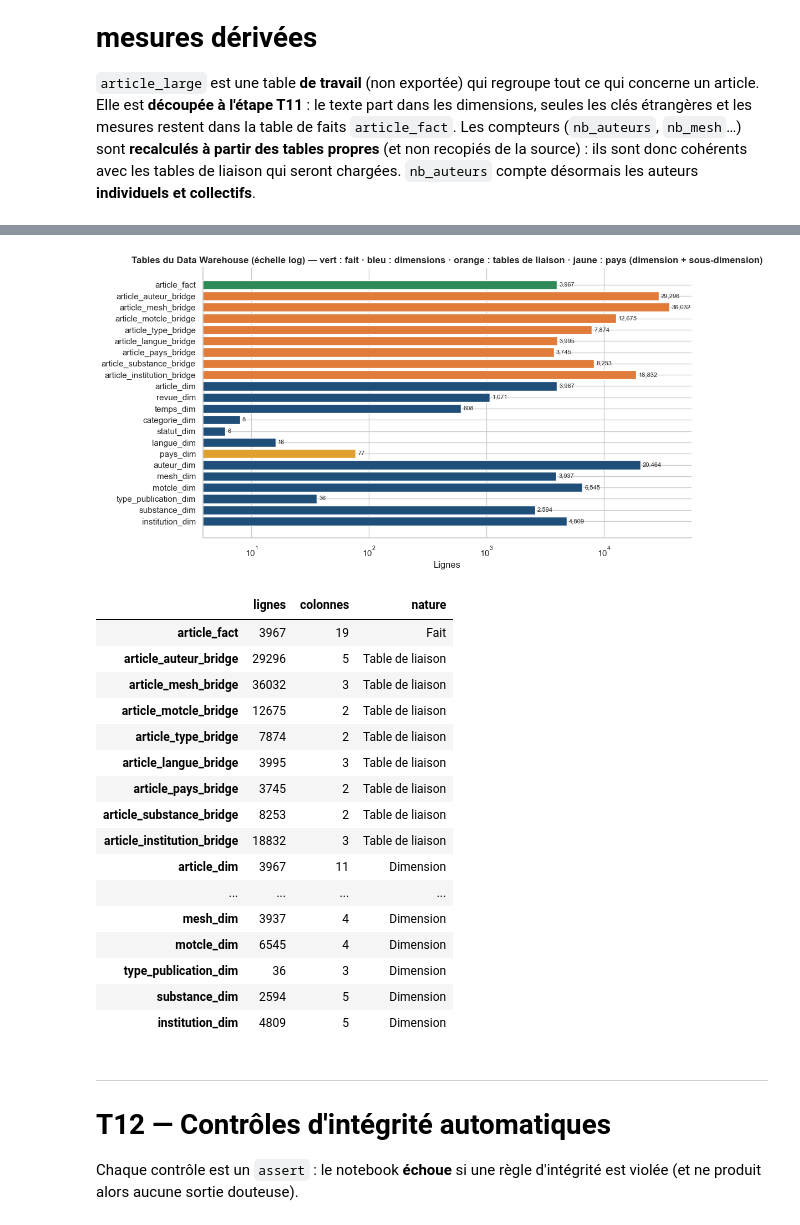
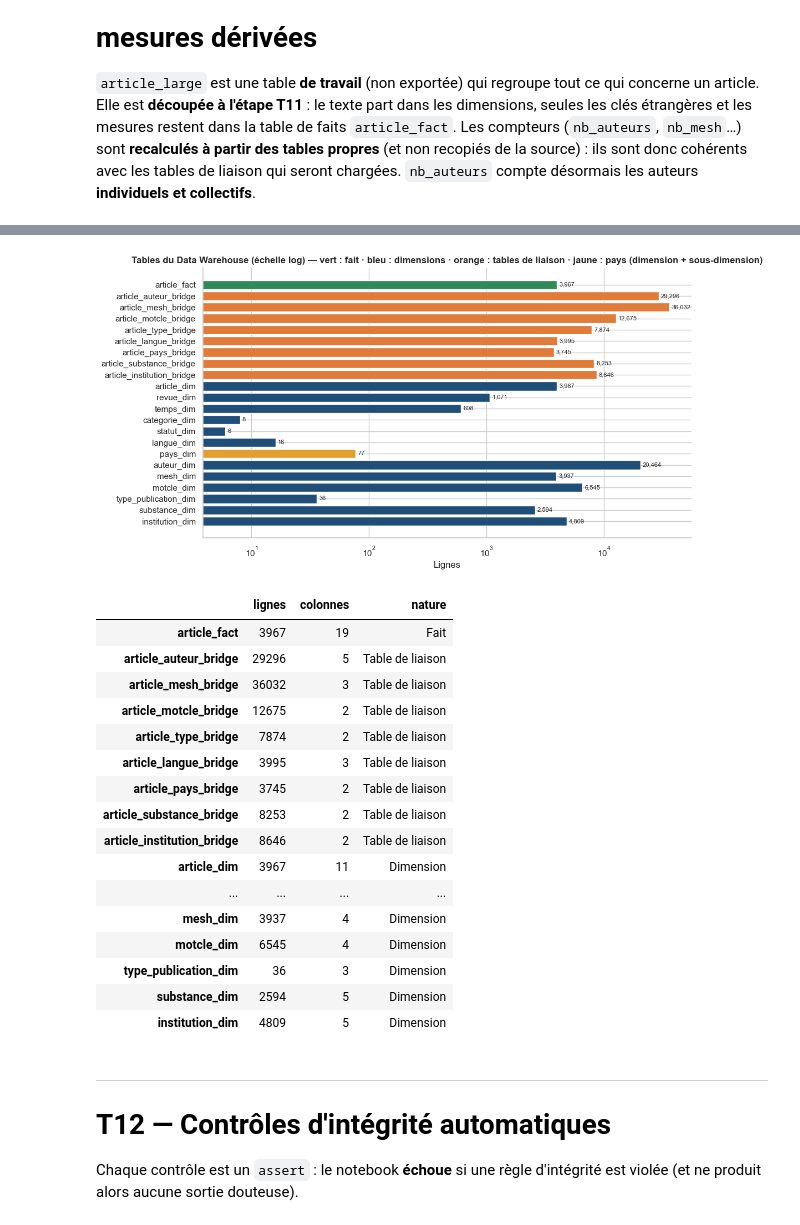
Before and after one commit to kchaou-mariem/pubmed_BI, a Jupyter notebook: 02_transformation_pubmed.ipynb, the cells around one changed output, grey strips where cells are left out. Drawn from its saved outputs; the diff is of its cells as text; code cells hidden in the pictures.

```diff
--- a/02_transformation_pubmed.ipynb
+++ b/02_transformation_pubmed.ipynb
@@ -673,37 +673,37 @@ article_fact = pd.DataFrame({
     "langue_key": AL.langue_principale.map(M(langue_dim, "code_langue", "langue_key")).fillna(0), "pays_premier_auteur_key": AL.pays_premier_auteur.map(M(pays_dim, "pays", "pays_key")).fillna(0),
     "nb_publications": 1, "nb_auteurs": AL.nb_auteurs, "nb_collectifs": AL.nb_collectifs, "nb_mesh": AL.nb_mesh, "nb_mesh_majeurs": AL.nb_mesh_majeurs,
     "nb_mots_cles": AL.nb_mots_cles, "nb_pays": AL.nb_pays, "nb_substances": AL.nb_substances, "nb_institutions": AL.nb_institutions, "mots_titre": AL.mots_titre, "mots_resume": AL.mots_resume}).astype("int64").sort_values("article_key").reset_index(drop=True)
 
 # ── faits d'association (relations N-N) : clés étrangères seulement ──
 def fait_assoc(df, bk, dim, dim_bk, dim_key, fk, extra=(), tri=None):
     o = pd.DataFrame({"article_key": df.pmid.map(M(article_dim, "pmid", "article_key")).values, fk: df[bk].map(M(dim, dim_bk, dim_key)).values})
     for c_ in extra: o[c_] = df[c_].astype(int).values
     assert o.notna().all().all(), f"clé orpheline dans {fk}"
     return o.astype("int64").sort_values(tri or ["article_key", fk]).reset_index(drop=True)
 article_auteur_bridge = fait_assoc(au, "cle", auteur_dim, "cle_auteur", "auteur_key", "auteur_key", ("rang", "est_premier", "est_dernier"), ["article_key", "rang"])
 article_mesh_bridge = fait_assoc(ms, "ui", mesh_dim, "ui_mesh", "mesh_key", "mesh_key", ("majeur",))
 article_motcle_bridge = fait_assoc(kw, "cle", motcle_dim, "cle_motcle", "motcle_key", "motcle_key")
 article_type_bridge = fait_assoc(tp, "ui", type_dim, "ui_type", "type_key", "type_key")
 article_langue_bridge = fait_assoc(lg, "langue", langue_dim, "code_langue", "langue_key", "langue_key", ("est_principale",))
 article_pays_bridge = fait_assoc(pub_pays, "pays", pays_dim, "pays", "pays_key", "pays_key")
 article_substance_bridge = fait_assoc(chim, "ui", substance_dim, "ui_substance", "substance_key", "substance_key")
-il = inst_links.assign(article_key=inst_links.pmid.map(M(article_dim, "pmid", "article_key")), auteur_key=inst_links.cle.map(M(auteur_dim, "cle_auteur", "auteur_key")),
-                       institution_key=inst_links.cle_institution.map(M(institution_dim, "cle_institution", "institution_key")))[["article_key", "auteur_key", "institution_key"]]
+il = inst_links.assign(article_key=inst_links.pmid.map(M(article_dim, "pmid", "article_key")),
+                       institution_key=inst_links.cle_institution.map(M(institution_dim, "cle_institution", "institution_key")))[["article_key", "institution_key"]]
 assert il.notna().all().all(), "clé orpheline dans article_institution"
-article_institution_bridge = il.astype("int64").drop_duplicates().sort_values(["article_key", "auteur_key", "institution_key"]).reset_index(drop=True)   # collaborations auteur × institution
+article_institution_bridge = il.astype("int64").drop_duplicates().sort_values(["article_key", "institution_key"]).reset_index(drop=True)   # binaire : article × institution (aucune clé de dimension auteur)
 
 DW = {"article_fact": article_fact, "article_auteur_bridge": article_auteur_bridge, "article_mesh_bridge": article_mesh_bridge, "article_motcle_bridge": article_motcle_bridge,
       "article_type_bridge": article_type_bridge, "article_langue_bridge": article_langue_bridge, "article_pays_bridge": article_pays_bridge, "article_substance_bridge": article_substance_bridge, "article_institution_bridge": article_institution_bridge,
       "article_dim": article_dim, "revue_dim": revue_dim, "temps_dim": temps_dim, "categorie_dim": categorie_dim, "statut_dim": statut_dim, "langue_dim": langue_dim,
       "pays_dim": pays_dim, "auteur_dim": auteur_dim, "mesh_dim": mesh_dim, "motcle_dim": motcle_dim, "type_publication_dim": type_dim, "substance_dim": substance_dim, "institution_dim": institution_dim}
 NATURE = {t: ("Fait" if t == "article_fact" else "Table de liaison" if t.endswith("_bridge") else "Dimension + sous-dimension" if t == "pays_dim" else "Dimension") for t in DW}
 sizes = pd.DataFrame({"lignes": {k: len(v) for k, v in DW.items()}, "colonnes": {k: v.shape[1] for k, v in DW.items()}, "nature": NATURE})
 fig, ax = plt.subplots(figsize=(11, 6)); s_ = sizes.iloc[::-1]
 ax.barh(s_.index, s_.lignes, color=s_.nature.map({"Fait": C["ok"], "Table de liaison": C["accent"], "Dimension": C["main"], "Dimension + sous-dimension": C["warn"]})); ax.set_xscale("log"); show_bar_labels(ax, horizontal=True)
 ax.set(title="Tables du Data Warehouse (échelle log) — vert : fait · bleu : dimensions · orange : tables de liaison · jaune : pays (dimension + sous-dimension)", xlabel="Lignes"); plt.tight_layout(); plt.show()
 sizes
 # %% [output]
-[figure, old version]
+[figure, new version]
 |  | lignes | colonnes | nature |
 | article_fact | 3967 | 19 | Fait |
 | article_auteur_bridge | 29296 | 5 | Table de liaison |
@@ -713,7 +713,7 @@ sizes
 | article_langue_bridge | 3995 | 3 | Table de liaison |
 | article_pays_bridge | 3745 | 2 | Table de liaison |
 | article_substance_bridge | 8253 | 2 | Table de liaison |
-| article_institution_bridge | 18832 | 3 | Table de liaison |
+| article_institution_bridge | 8646 | 2 | Table de liaison |
 | article_dim | 3967 | 11 | Dimension |
 | ... | ... | ... | ... |
 | mesh_dim | 3937 | 4 | Dimension |
```
Also changed, not shown: parts of 3 cells of this notebook, 9 other files.
